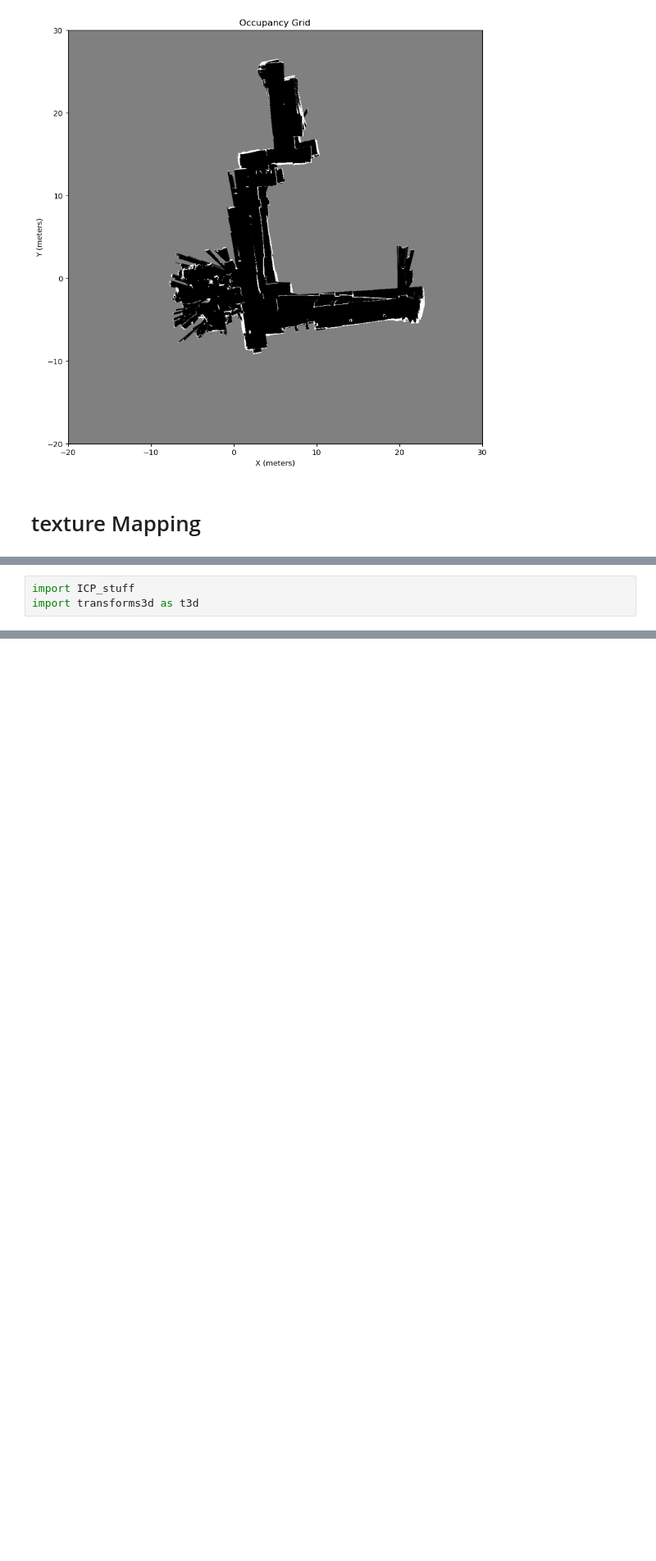
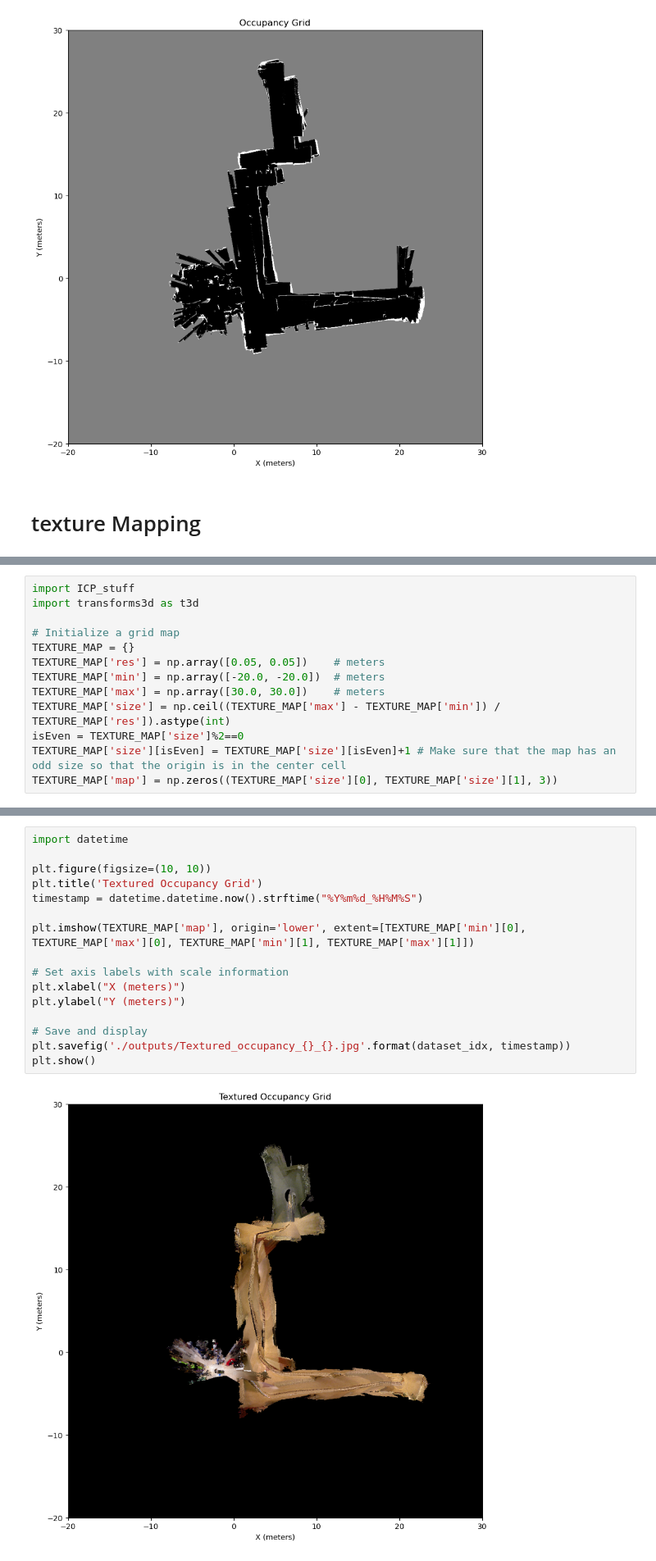
Before and after one commit to bharathraam29/SLAM_and_ICP, a Jupyter notebook: code/24_feb_scratch.ipynb, the cells around one changed output, grey strips where cells are left out. Shown at 82% size. Saved outputs shown, nothing was run; the diff lists cells and outputs as text; blank space fills up the shorter version.

Commit message:
Texture working 💪

```diff
--- a/code/24_feb_scratch.ipynb
+++ b/code/24_feb_scratch.ipynb
@@ -345,4 +342,14 @@ True
 # %%
 import ICP_stuff
 import transforms3d as t3d
+
+# Initialize a grid map
+TEXTURE_MAP = {}
+TEXTURE_MAP['res'] = np.array([0.05, 0.05])    # meters
+TEXTURE_MAP['min'] = np.array([-20.0, -20.0])  # meters
+TEXTURE_MAP['max'] = np.array([30.0, 30.0])    # meters
+TEXTURE_MAP['size'] = np.ceil((TEXTURE_MAP['max'] - TEXTURE_MAP['min']) / TEXTURE_MAP['res']).astype(int)
+isEven = TEXTURE_MAP['size']%2==0
+TEXTURE_MAP['size'][isEven] = TEXTURE_MAP['size'][isEven]+1 # Make sure that the map has an odd size so that the origin is in the center cell
+TEXTURE_MAP['map'] = np.zeros((TEXTURE_MAP['size'][0], TEXTURE_MAP['size'][1], 3))
 # %%
@@ -413 +432,19 @@ for idx in range(encoder_ts.shape[0]):
+# %%
+import datetime
+
+plt.figure(figsize=(10, 10))
+plt.title('Textured Occupancy Grid')
+timestamp = datetime.datetime.now().strftime("%Y%m%d_%H%M%S")
+
+plt.imshow(TEXTURE_MAP['map'], origin='lower', extent=[TEXTURE_MAP['min'][0], TEXTURE_MAP['max'][0], TEXTURE_MAP['min'][1], TEXTURE_MAP['max'][1]])
+
+# Set axis labels with scale information
+plt.xlabel("X (meters)")
+plt.ylabel("Y (meters)")
+
+# Save and display
+plt.savefig('./outputs/Textured_occupancy_{}_{}.jpg'.format(dataset_idx, timestamp))
+plt.show()
+# %% [output]
+[figure, added]
 # %%
```
Also changed, not shown: parts of 9 cells of this notebook, 1 other file.
